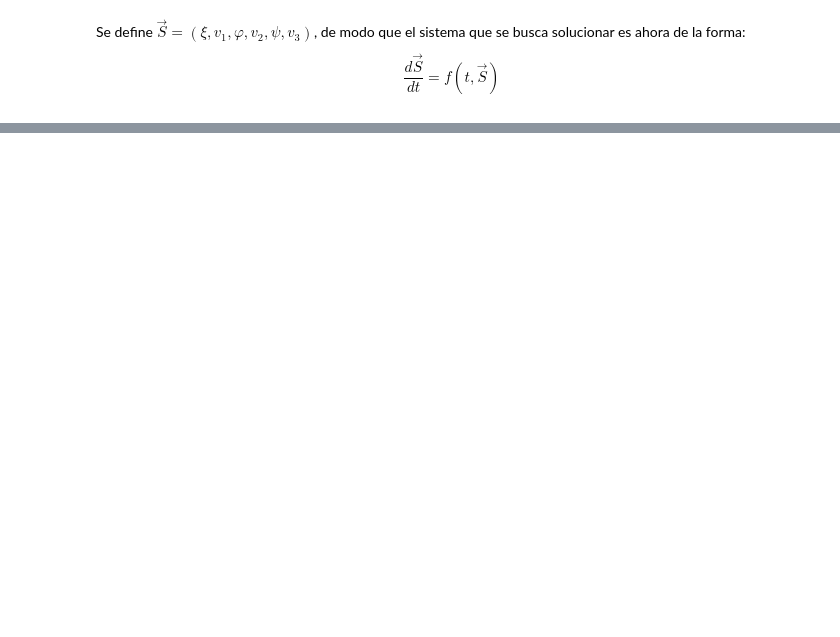
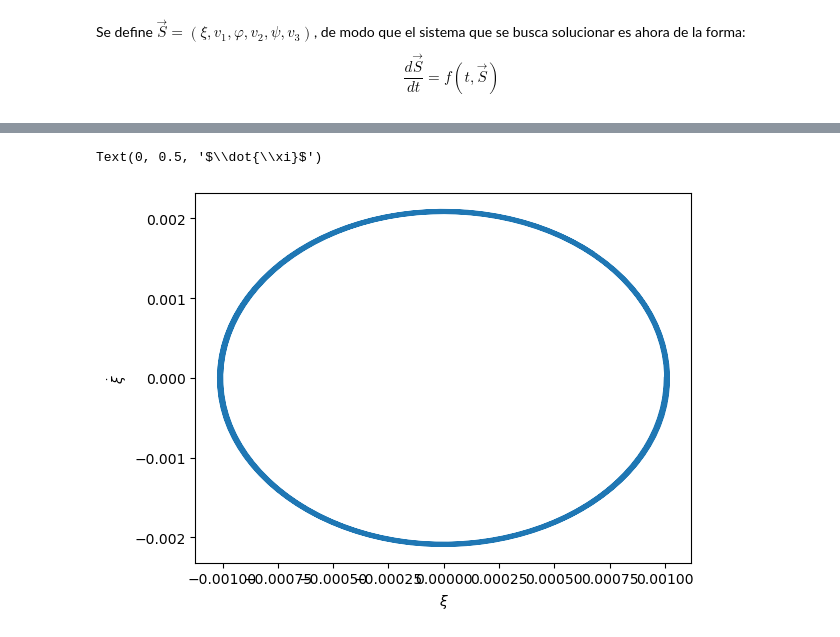
Before and after one commit to JFelipeSP/Proyecto-Herramientas, a Jupyter notebook: Proyecto.ipynb, the cells around one changed output, grey strips where cells are left out. Drawn from its saved outputs; the diff is of its cells as text; code cells hidden in the pictures; blank space fills up the shorter version.

```diff
--- a/Proyecto.ipynb
+++ b/Proyecto.ipynb
@@ -218,0 +220,7 @@ plt.legend()
+# %%
+plt.plot(xi, xi_d, label=r'$\xi$')
+plt.xlabel(r'$\xi$')
+plt.ylabel(r'$\dot{\xi}$')
+# %% [output]
+Text(0, 0.5, '$\\dot{\\xi}$')
+[figure, added]
```
Also changed, not shown: parts of 11 cells of this notebook.
